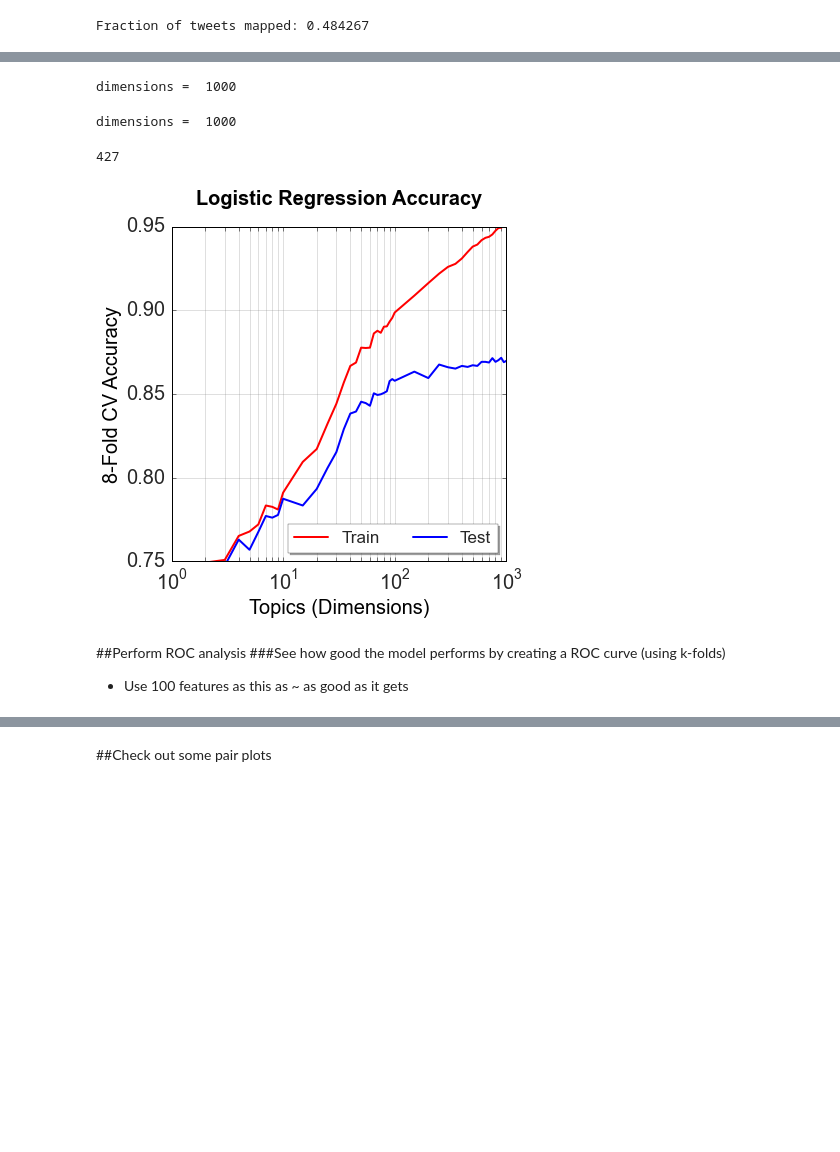
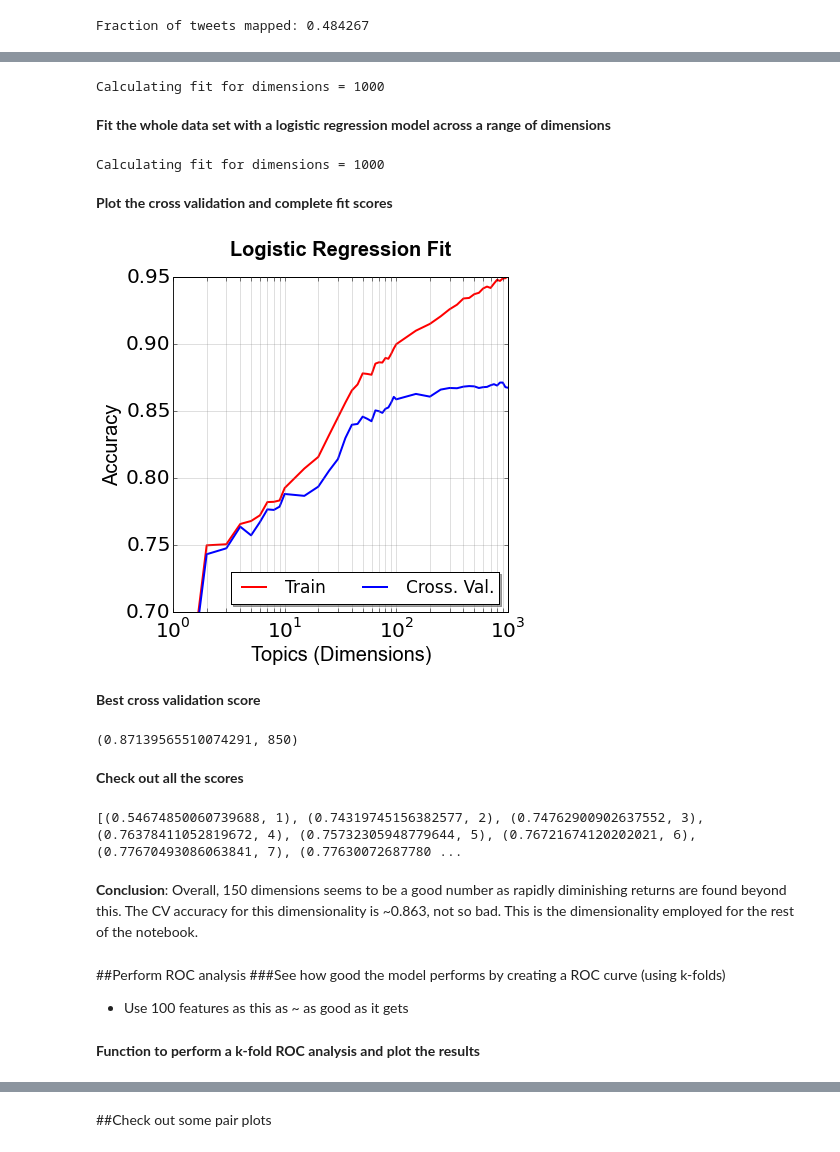
Before and after one commit to rjadrich/disaster_detection_via_twitter, a Jupyter notebook: disaster_detection_via_twitter.ipynb, the cells around one changed output, grey strips where cells are left out. Drawn from its saved outputs; the diff is of its cells as text; code cells hidden in the pictures; blank space fills up the shorter version.

Commit message:
added analysis discussion

```diff
--- a/disaster_detection_via_twitter.ipynb
+++ b/disaster_detection_via_twitter.ipynb
@@ -608,7 +595,8 @@ def remove_doc_label(doc):
 
 #takes as input the tweet dataframe, dictionary, corpus and dimensions for the tweets and returns
 #a new dataframe with each tweet characterized by the new lower dimensional features
-def latent_semantic_analysis(df, dictionary, corpus_tfidf, dimensions):
+#also returns the topics if desired
+def latent_semantic_analysis(df, dictionary, corpus_tfidf, dimensions, return_topics = False, n_topics = 10, n_words = 10):
     #create a lsi wrapper around the tfidf wrapper
     lsi = models.LsiModel(corpus_tfidf, id2word=dictionary, num_topics=dimensions, power_iters=5)
     corpus_lsi = lsi[corpus_tfidf]
@@ -625,7 +613,7 @@ def latent_semantic_analysis(df, dictionary, corpus_tfidf, dimensions):
     df_merged = pd.concat([df["choose_one"], df_features], axis=1)
 
     #return the new features dataframe devoid of columns that contain nothing
-    print lsi.print_topics(2, num_words=30)
-
-    #return df_merged.dropna()
-    return df_merged.fillna(0)
+    if return_topics:
+        return (df_merged.fillna(0), lsi.print_topics(n_topics, num_words = n_words))
+    else:
+        return df_merged.fillna(0)
@@ -683,7 +682,6 @@ def cross_validate_dimensionality(df, dictionary, corpus_tfidf, max_dimensions,
     for dimensions in dimensions_used:
         #calculate model dataframe
         df_model = latent_semantic_analysis(df, dictionary, corpus_tfidf, dimensions)
-        #df_model = latent_dirichlet_analysis(df, dictionary, corpus_tfidf, dimensions)
 
         #actual validation
         scores = cross_validation.cross_val_score(model,
@@ -695,7 +693,7 @@ def cross_validate_dimensionality(df, dictionary, corpus_tfidf, max_dimensions,
         average_scores.append(np.average(scores))
 
         #print out current dimensionality
-        sys.stdout.write('\r' + "dimensions =  " + ("%d" % dimensions))
+        sys.stdout.write('\r' + "Calculating fit for dimensions = " + ("%d" % dimensions))
 
     return (dimensions_used, average_scores)
 # %%
@@ -726,6 +724,6 @@ def absolute_score_dimensionality(df, dictionary, corpus_tfidf, max_dimensions):
         average_scores.append(model.score(X, y))
 
         #print out current dimensionality
-        sys.stdout.write('\r' + "dimensions =  " + ("%d" % dimensions))
+        sys.stdout.write('\r' + "Calculating fit for dimensions = " + ("%d" % dimensions))
 
     return (dimensions_used, average_scores)
@@ -733,22 +733,20 @@ def absolute_score_dimensionality(df, dictionary, corpus_tfidf, max_dimensions):
 #w2v fitting
 dimensions_used_w2v, average_scores_w2v = cross_validate_dimensionality(df_filtered, dictionary, corpus_tfidf, 1000, 8)
 # %% [output]
-dimensions =  1000
+Calculating fit for dimensions = 1000
+# %% [markdown]
+**Fit the whole data set with a logistic regression model across a range of dimensions**
 # %%
-#abssolut w2v fitting
+#absolute w2v fitting
 abs_dimensions_used_w2v, abs_average_scores_w2v = absolute_score_dimensionality(df_filtered, dictionary, corpus_tfidf, 1000)
 # %% [output]
-dimensions =  1000
+Calculating fit for dimensions = 1000
-# %%
-len(average_scores_absolute)
-# %% [output]
-427
+# %% [markdown]
+**Plot the cross validation and complete fit scores**
 # %%
 #things to plot
 plt.plot(abs_dimensions_used_w2v, abs_average_scores_w2v, c="r", linestyle = '-', linewidth = 2, label = "Train")
-plt.plot(dimensions_used_w2v, average_scores_w2v, c="b", linestyle = '-', linewidth = 2, label = "Test")
-#plt.plot(dimensions_used_w2v_2000, average_scores_w2v_2000, c="r", linestyle = '-', linewidth = 2, label = "original")
-#plt.scatter(dimensions_used_w2v_2000, average_scores_w2v_2000, c="g", s=60, alpha=0.9, linewidths=0.6, label = "punc and hash and handles")
+plt.plot(dimensions_used_w2v, average_scores_w2v, c="b", linestyle = '-', linewidth = 2, label = "Cross. Val.")
 
 #backround grid details
 axes = plt.gca()
@@ -756,41 +754,62 @@ axes.grid(b = True, which = 'both', axis = 'both', color = 'gray', linestyle = '
 axes.set_axis_bgcolor('white')
 
 #font scpecifications
 title_font = {'family' : 'arial', 'color'  : 'black', 'weight' : 'heavy','size': 20}
 axis_label_font = {'family' : 'arial', 'color'  : 'black', 'weight' : 'normal','size': 20}
 
 #figure size and tick style
 plt.rcParams["figure.figsize"] = [6,6]
 plt.rc('axes',edgecolor='black',linewidth=1)
 plt.tick_params(which='both', axis='both', color='black', length=4, width=0.5)
 plt.rcParams['xtick.direction'] = 'in'
 plt.rcParams['ytick.direction'] = 'in'
 
 #axis range and labels (also specify if log or not)
 plt.xlim(1, 1000)
 plt.xscale('log')
-plt.ylim(0.75, 0.95)
+plt.ylim(0.70, 0.95)
 plt.xlabel(r'Topics (Dimensions)', y=3, fontsize=20, fontdict = axis_label_font)
-plt.ylabel(r'8-Fold CV Accuracy', fontsize=20, fontdict = axis_label_font)
+plt.ylabel(r'Accuracy', fontsize=20, fontdict = axis_label_font)
 
 #title and axis labels
 plt.tick_params(axis='both', labelsize=20)
-plt.title('Logistic Regression Accuracy', y=1.05, fontdict = title_font)
+plt.title('Logistic Regression Fit', y=1.05, fontdict = title_font)
 
 #legend details
 legend = plt.legend(shadow = True, frameon = True, fancybox = False, ncol = 2, fontsize = 17, loc = 'lower right')
 frame = legend.get_frame()
 #frame.set_width(100)
 frame.set_facecolor('white')
 frame.set_edgecolor('black')
 
 plt.show()
 # %% [output]
-[figure, old version]
+[figure, new version]
+# %% [markdown]
+**Best cross validation score**
+# %%
+max_score = 0
+for entry in zip(average_scores_w2v, dimensions_used_w2v):
+    if entry[0] > max_score:
+        max_score = entry[0]
+        max_d = entry[1]
+print (max_score, max_d)
+# %% [output]
+(0.87139565510074291, 850)
+# %% [markdown]
+**Check out all the scores**
+# %%
+print zip(average_scores_w2v, dimensions_used_w2v)
+# %% [output]
+[(0.54674850060739688, 1), (0.74319745156382577, 2), (0.74762900902637552, 3), (0.76378411052819672, 4), (0.75732305948779644, 5), (0.76721674120202021, 6), (0.77670493086063841, 7), (0.77630072687780 ...
+# %% [markdown]
+**Conclusion**: Overall, 150 dimensions seems to be a good number as rapidly diminishing returns are found beyond this. The CV accuracy for this dimensionality is ~0.863, not so bad. This is the dimensionality employed for the rest of the notebook.
 # %% [markdown]
 ##Perform ROC analysis
 ###See how good the model performs by creating a ROC curve (using k-folds)
   * Use 100 features as this as ~ as good as it gets
+# %% [markdown]
+**Function to perform a k-fold ROC analysis and plot the results**
 # %%
 #color palette
 # These are the "Tableau 20" colors as RGB.
```
Also changed, not shown: parts of 18 cells of this notebook, 1 other file.
